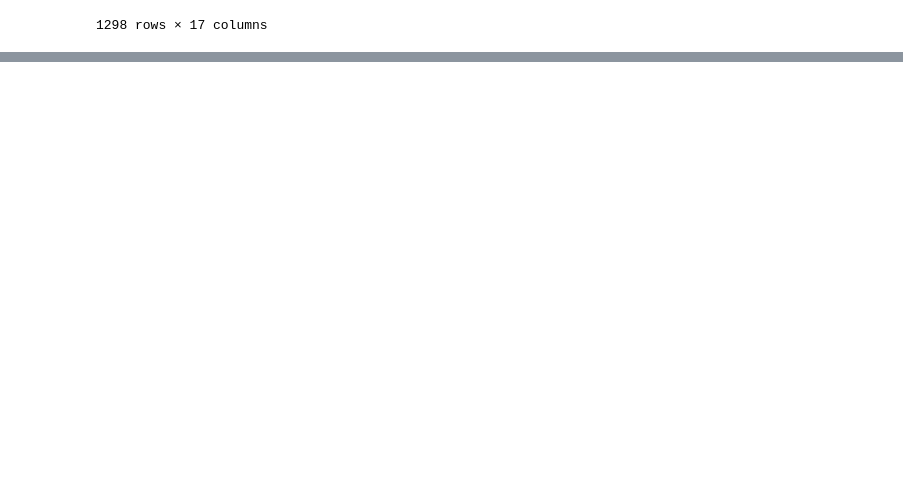
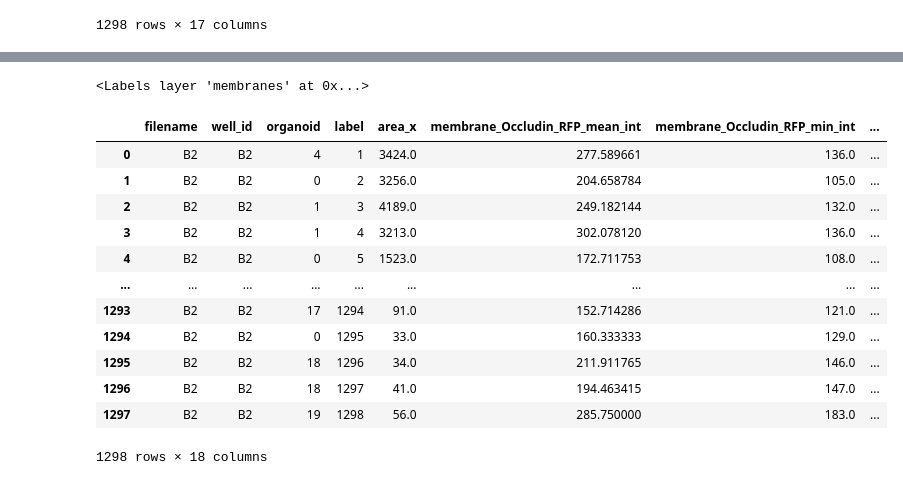
Before and after one commit to adiezsanchez/shreyag_ibd_orgs, a Jupyter notebook: dev copy.ipynb, the cells around one changed output, grey strips where cells are left out. Drawn from its saved outputs; the diff is of its cells as text; code cells hidden in the pictures; blank space fills up the shorter version.

```diff
--- a/dev copy.ipynb
+++ b/dev copy.ipynb
@@ -269,0 +221,61 @@ viewer.add_labels(organoid_labels_np, name="organoids_final")
+# %%
+membranes = cle.reduce_labels_to_label_edges(cytoplasm_labels)
+viewer.add_labels(membranes)
+# %% [output]
+<Labels layer 'membranes' at 0x...>
+# %%
+# Map each cell label to each corresponding organoid
+def map_small_to_big(labels_small, labels_big):
+    mask = labels_small > 0
+    pairs = np.stack([
+        labels_small[mask],
+        labels_big[mask]
+    ], axis=1)
+
+    # remove background overlaps
+    pairs = pairs[pairs[:, 1] > 0]
+
+    mapping = {}
+    for s, b in pairs:
+        mapping.setdefault(int(b), set()).add(int(s))
+
+    return mapping
+
+mapping = map_small_to_big(mip_labels, organoid_labels)
+
+# Invert mapping to map to props_df
+small_to_big = {}
+for b, smalls in mapping.items():
+    for s in smalls:
+        small_to_big.setdefault(s, set()).add(b)
+# %%
+# Add organoid column to props_df
+props_df["organoid"] = (
+    props_df["label"]
+    .map(lambda s: next(iter(small_to_big[s]))
+         if s in small_to_big and len(small_to_big[s]) == 1
+         else 0)
+    .astype(int)
+)
+
+# Reorder so it appears after well_id and before label
+cols = list(props_df.columns)
+cols.insert(cols.index("well_id") + 1, cols.pop(cols.index("organoid")))
+props_df = props_df[cols]
+
+
+props_df
+# %% [output]
+|  | filename | well_id | organoid | label | area_x | membrane_Occludin_RFP_mean_int | membrane_Occludin_RFP_min_int | ... |
+| 0 | B2 | B2 | 4 | 1 | 3424.0 | 277.589661 | 136.0 | ... |
+| 1 | B2 | B2 | 0 | 2 | 3256.0 | 204.658784 | 105.0 | ... |
+| 2 | B2 | B2 | 1 | 3 | 4189.0 | 249.182144 | 132.0 | ... |
+| 3 | B2 | B2 | 1 | 4 | 3213.0 | 302.078120 | 136.0 | ... |
+| 4 | B2 | B2 | 0 | 5 | 1523.0 | 172.711753 | 108.0 | ... |
+| ... | ... | ... | ... | ... | ... | ... | ... | ... |
+| 1293 | B2 | B2 | 17 | 1294 | 91.0 | 152.714286 | 121.0 | ... |
+| 1294 | B2 | B2 | 0 | 1295 | 33.0 | 160.333333 | 129.0 | ... |
+| 1295 | B2 | B2 | 18 | 1296 | 34.0 | 211.911765 | 146.0 | ... |
+| 1296 | B2 | B2 | 18 | 1297 | 41.0 | 194.463415 | 147.0 | ... |
+| 1297 | B2 | B2 | 19 | 1298 | 56.0 | 285.750000 | 183.0 | ... |
+1298 rows × 18 columns
```
Also changed, not shown: parts of 13 cells of this notebook.
